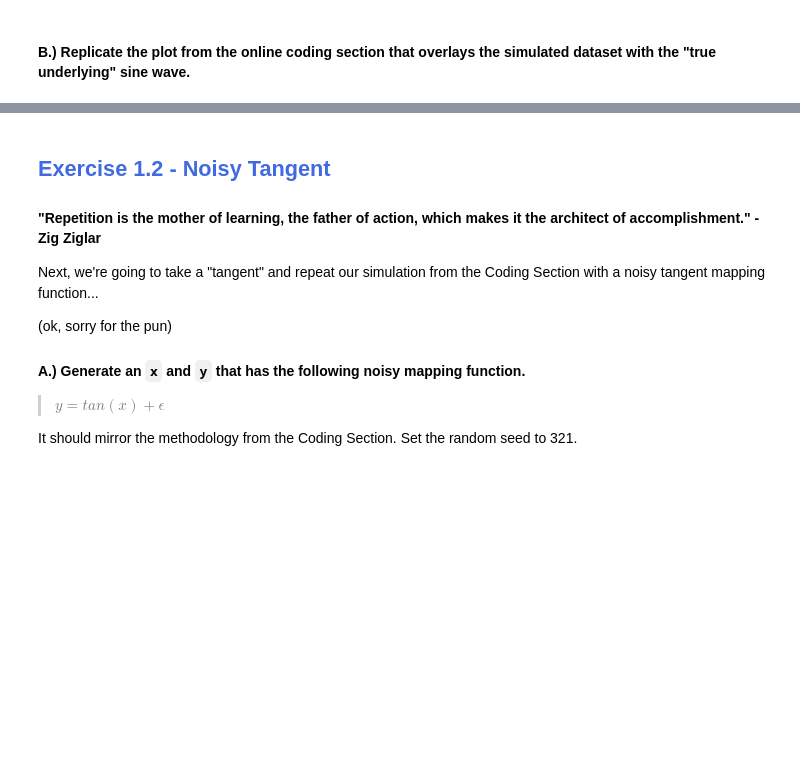
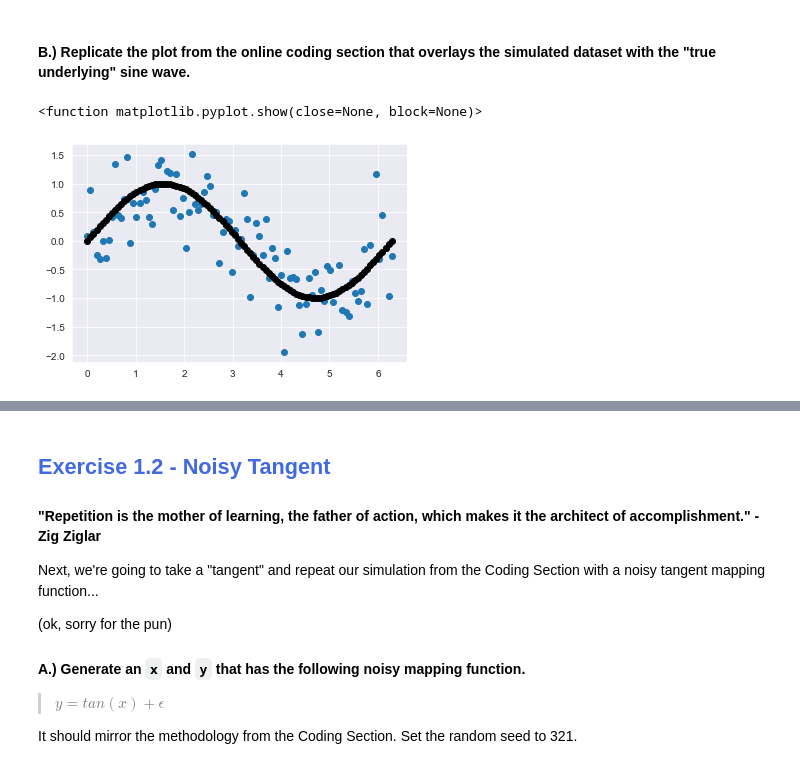
Before and after one commit to tundeiness/How_the_World_Works, a Jupyter notebook: 1 - Workbook - Fake It Til You Make It (Simulations).ipynb, the cells around one changed output, grey strips where cells are left out. Drawn from its saved outputs; the diff is of its cells as text; code cells hidden in the pictures; blank space fills up the shorter version.

```diff
--- a/1 - Workbook - Fake It Til You Make It (Simulations).ipynb
+++ b/1 - Workbook - Fake It Til You Make It (Simulations).ipynb
@@ -220,3 +299,6 @@ Before moving on, it's imperative that you've been following along the online Co
 This one is a perfect example. In the online Coding Section (which you should have followed in the workbook space above), we created a dataset of simulated noisy sine wave data and saved it as <code>'simulated_data.csv'</code>. We'll be using that simulated dataset in the remaining modules for this project. So let's just fully double-check that we're on the same page and that you've created that dataset successfully.
 
 #### A.) Import <code>'simulated_data.csv'</code> that you created during the follow-along coding section and display the first 5 observations.
+# %%
+simulation = pd.read_csv('simulated_data_csv')
+simulation.head()
@@ -262,9 +351,18 @@ This one is a perfect example. In the online Coding Section (which you should ha
 #### B.) Replicate the plot from the online coding section that overlays the simulated dataset with the "true underlying" sine wave.
 # %%
 # Scatterplot of x and y
+plt.scatter(simulation['x'], simulation['y'])
 
 
 # Overlay the sine wave
+plt.scatter(simulation['x'], np.sin(simulation['x']), color = "k")
+
+sns.set_style('darkgrid')
+
+plt.show
+# %% [output]
+<function matplotlib.pyplot.show(close=None, block=None)>
+[figure, added]
 # %% [markdown]
 <strong style="color:RoyalBlue">Expected output:</strong>
 
```
Also changed, not shown: parts of 34 cells of this notebook, 2 other files.
